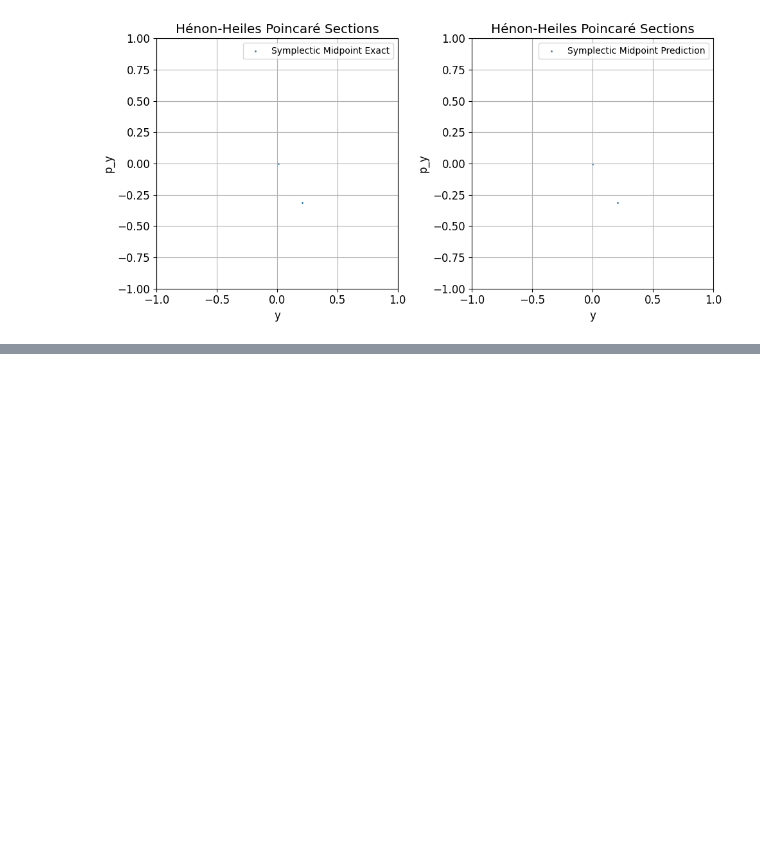
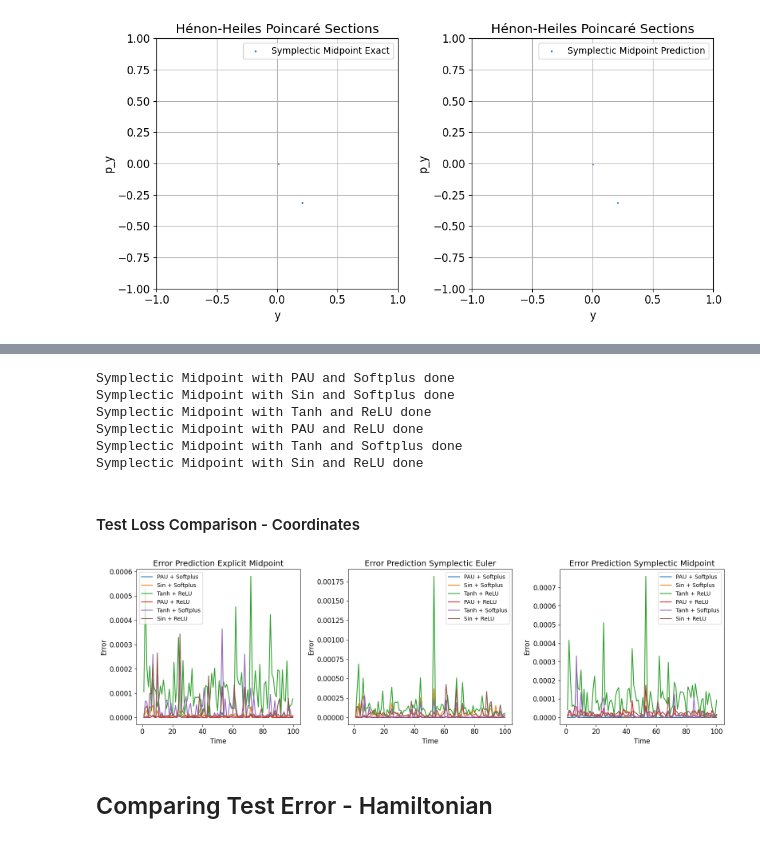
Before and after one commit to sannejamila/HNNs_ODEs, a Jupyter notebook: HenonHeiles.ipynb, the cells around one changed output, grey strips where cells are left out. Cells and saved outputs as stored; diff of their text form; code cells hidden in the pictures; blank space fills up the shorter version.

```diff
--- a/HenonHeiles.ipynb
+++ b/HenonHeiles.ipynb
@@ -357,0 +444,4 @@ plt.show()
+# %%
+(u_start, u_end, dt), dudt, u_test_exp, u0_test = generate_data(ntrajectories = ntraj_test, t_sample = t_test,system= sys,integrator = "midpoint")
+(u_start, u_end, dt), dudt, u_test_symp_eul, u0_test= generate_data(ntrajectories = ntraj_test, t_sample = t_test,system= sys,integrator = "symplectic euler",u0s = u0_test)
+(u_start, u_end, dt), dudt, u_test_symp, u0_test= generate_data(ntrajectories = ntraj_test, t_sample = t_test,system= sys,integrator = "symplectic midpoint",u0s = u0_test)
@@ -357,0 +488,25 @@ plt.show()
+# %%
+u_symp_PAU_Soft, _ = model_symp_PAU_Soft.generate_trajectories(ntrajectories = ntraj_test, t_sample = t_test,integrator = "symplectic midpoint",u0s=u0_test)
+print("Symplectic Midpoint with PAU and Softplus done")
+u_symp_Sin_Soft, _ = model_symp_Sin_Soft.generate_trajectories(ntrajectories = ntraj_test, t_sample = t_test,integrator = "symplectic midpoint",u0s=u0_test)
+print("Symplectic Midpoint with Sin and Softplus done")
+u_symp_Tanh_ReLU, _ = model_symp_Tanh_ReLU.generate_trajectories(ntrajectories = ntraj_test, t_sample = t_test,integrator = "symplectic midpoint",u0s=u0_test)
+print("Symplectic Midpoint with Tanh and ReLU done")
+u_symp_PAU_ReLU, _ = model_symp_PAU_ReLU.generate_trajectories(ntrajectories = ntraj_test, t_sample = t_test,integrator = "symplectic midpoint",u0s=u0_test)
+print("Symplectic Midpoint with PAU and ReLU done")
+u_symp_Tanh_soft, _ = model_symp_Tanh_soft.generate_trajectories(ntrajectories = ntraj_test, t_sample = t_test,integrator = "symplectic midpoint",u0s=u0_test)
+print("Symplectic Midpoint with Tanh and Softplus done")
+u_symp_Sin_ReLU, _ = model_symp_Sin_ReLU.generate_trajectories(ntrajectories = ntraj_test, t_sample = t_test,integrator = "symplectic midpoint",u0s=u0_test)
+print("Symplectic Midpoint with Sin and ReLU done")
+# %% [output]
+Symplectic Midpoint with PAU and Softplus done
+Symplectic Midpoint with Sin and Softplus done
+Symplectic Midpoint with Tanh and ReLU done
+Symplectic Midpoint with PAU and ReLU done
+Symplectic Midpoint with Tanh and Softplus done
+Symplectic Midpoint with Sin and ReLU done
+# %% [markdown]
+#### Test Loss Comparison - Coordinates
+# %%
+def test_loss(pred,exact):
+    return ((pred-exact)**2).mean()
@@ -357,0 +559,47 @@ plt.show()
+# %%
+fig, ax = plt.subplots(1, 3, figsize=(16, 5))
+
+traject = np.linspace(1,ntraj_test,ntraj_test)
+
+ax[0].plot(traject, err_exp_PAU_Soft, label="PAU + Softplus")
+ax[0].plot(traject, err_exp_Sin_Soft, label="Sin + Softplus")
+ax[0].plot(traject, err_exp_Tanh_ReLU, label="Tanh + ReLU")
+ax[0].plot(traject, err_exp_PAU_ReLU, label="PAU + ReLU")
+ax[0].plot(traject, err_exp_Tanh_soft, label="Tanh + Softplus")
+ax[0].plot(traject, err_exp_Sin_ReLU, label="Sin + ReLU")
+ax[0].set_xlabel("Time")
+ax[0].set_ylabel("Error")
+ax[0].set_title("Error Prediction Explicit Midpoint")
+ax[0].legend()
+
+
+
+ax[1].plot(traject, err_symp_eul_PAU_Soft, label="PAU + Softplus")
+ax[1].plot(traject, err_symp_eul_Sin_Soft, label="Sin + Softplus")
+ax[1].plot(traject, err_symp_eul_Tanh_ReLU, label="Tanh + ReLU")
+ax[1].plot(traject, err_symp_eul_PAU_ReLU, label="PAU + ReLU")
+ax[1].plot(traject, err_symp_eul_Tanh_soft, label="Tanh + Softplus")
+ax[1].plot(traject, err_symp_eul_Sin_ReLU, label="Sin + ReLU")
+ax[1].set_xlabel("Time")
+ax[1].set_ylabel("Error")
+ax[1].set_title("Error Prediction Symplectic Euler")
+ax[1].legend()
+
+
+ax[2].plot(traject, err_symp_PAU_Soft, label="PAU + Softplus")
+ax[2].plot(traject, err_symp_Sin_Soft, label="Sin + Softplus")
+ax[2].plot(traject, err_symp_Tanh_ReLU, label="Tanh + ReLU")
+ax[2].plot(traject, err_symp_PAU_ReLU, label="PAU + ReLU")
+ax[2].plot(traject, err_symp_Tanh_soft, label="Tanh + Softplus")
+ax[2].plot(traject, err_symp_Sin_ReLU, label="Sin + ReLU")
+ax[2].set_xlabel("Time")
+ax[2].set_ylabel("Error")
+ax[2].set_title("Error Prediction Symplectic Midpoint")
+ax[2].legend()
+
+plt.tight_layout()
+plt.show()
+# %% [output]
+[figure, added]
+# %% [markdown]
+## Comparing Test Error - Hamiltonian
```
Also changed, not shown: parts of 11 cells of this notebook, 19 other files.
